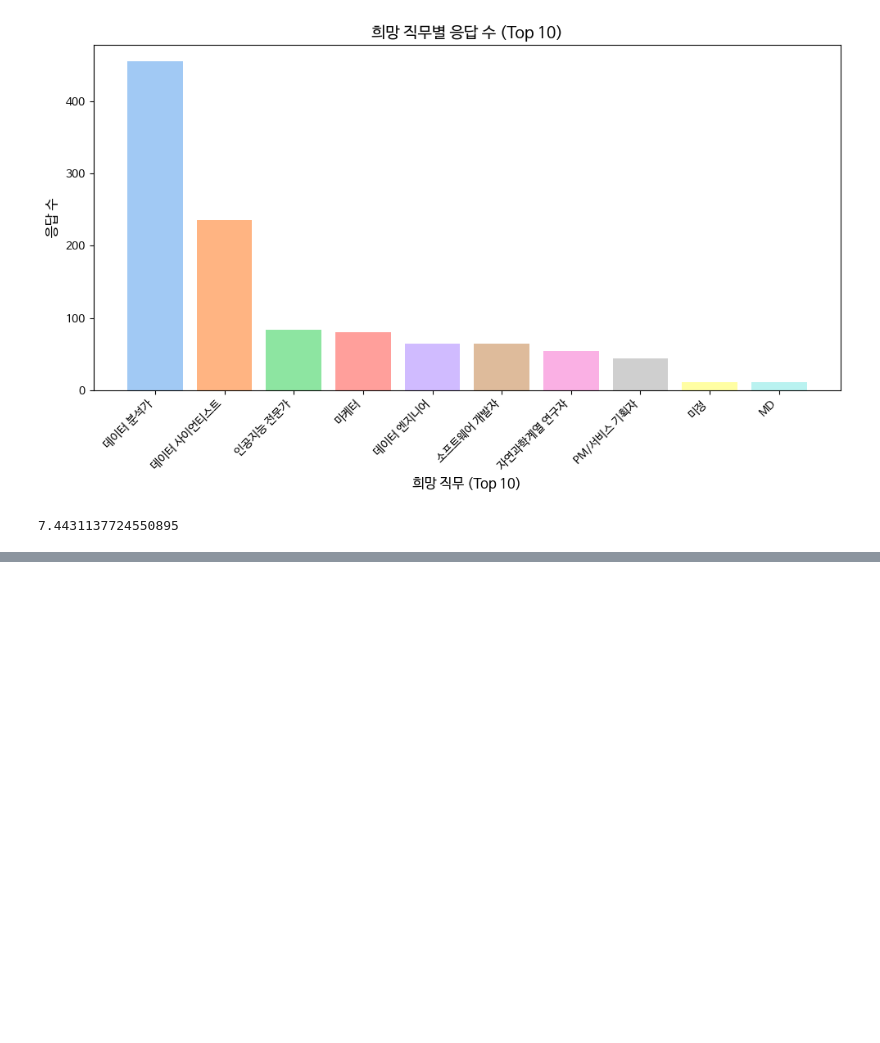
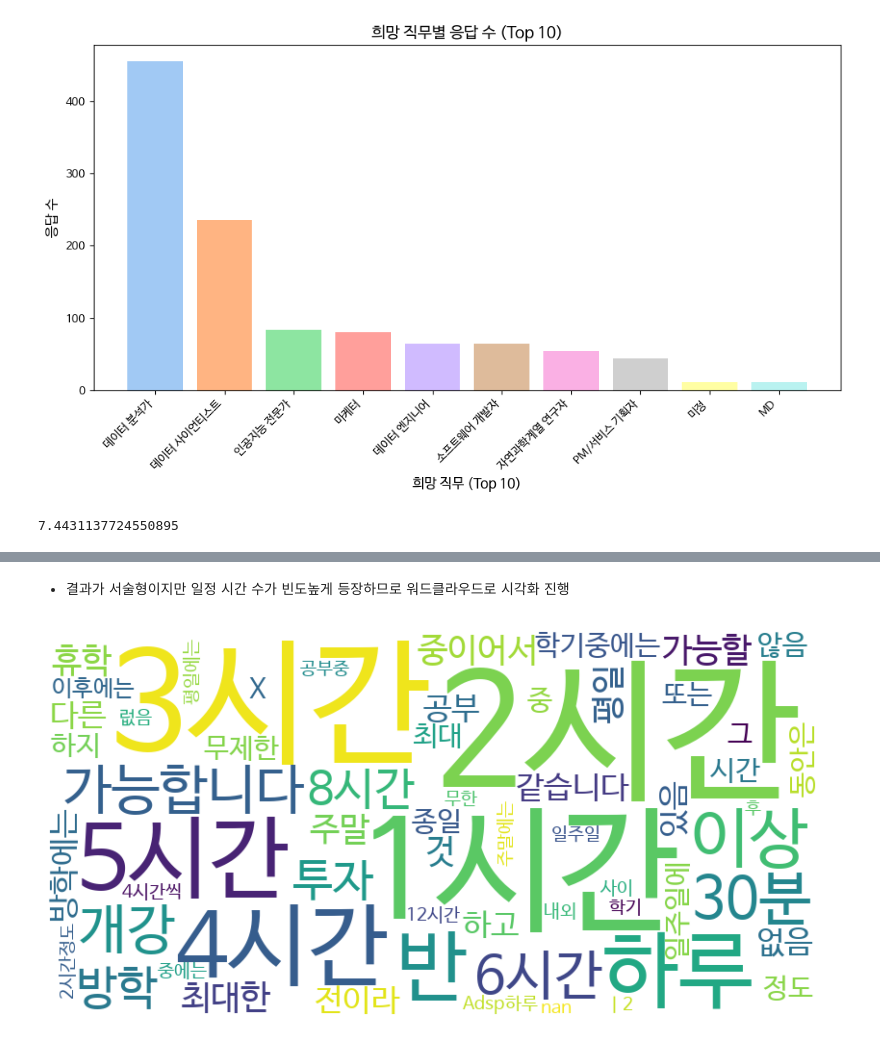
Before and after one commit to LYZAcell/data_study, a Jupyter notebook: BDA(통계)/이가영_41_최종과제_제출.ipynb, the cells around one changed output, grey strips where cells are left out. Cells and saved outputs as stored; diff of their text form; code cells hidden in the pictures; blank space fills up the shorter version.

```diff
--- a/BDA(통계)/이가영_41_최종과제_제출.ipynb
+++ b/BDA(통계)/이가영_41_최종과제_제출.ipynb
@@ -316,0 +328,6 @@ repar_df['BDA를 친구/지인 등 주변에 얼마나 추천하고 싶으신가
+# %%
+# 하루 투자 가능 시간
+point_df['6-7) 본인이 현재 학업 외 데이터 분석 공부에 투입 가능한 하루 최대 시간은 몇 시간인가요? (2시간인 경우, 2로 적어주세요)']
+# 컬럼명 수정
+point_df = point_df.rename(columns={'6-7) 본인이 현재 학업 외 데이터 분석 공부에 투입 가능한 하루 최대 시간은 몇 시간인가요? (2시간인 경우, 2로 적어주세요)': '하루투자시간'})
+point_df['하루투자시간'].unique()
@@ -316,0 +350,13 @@ repar_df['BDA를 친구/지인 등 주변에 얼마나 추천하고 싶으신가
+# %% [markdown]
+- 결과가 서술형이지만 일정 시간 수가 빈도높게 등장하므로 워드클라우드로 시각화 진행
+# %%
+# 워드클라우드 생성
+wordcloud = WordCloud(width=800, height=400, background_color='white', font_path='/usr/share/fonts/truetype/nanum/NanumBarunGothic.ttf').generate(' '.join(point_df['하루투자시간'].astype(str)))
+
+# 워드클라우드 출력
+plt.figure(figsize=(10, 5))
+plt.imshow(wordcloud, interpolation='bilinear')
+plt.axis('off')
+plt.show()
+# %% [output]
+[figure, added]
```
Also changed, not shown: parts of 25 cells of this notebook.
